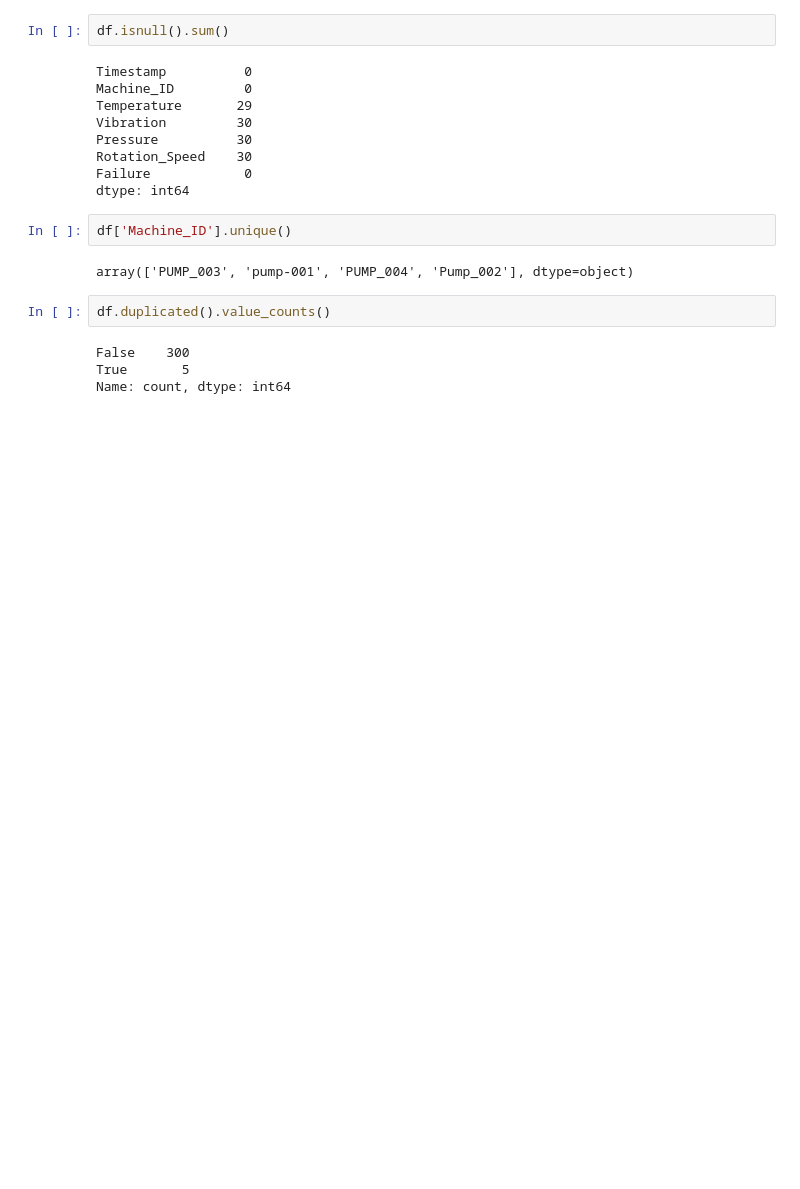
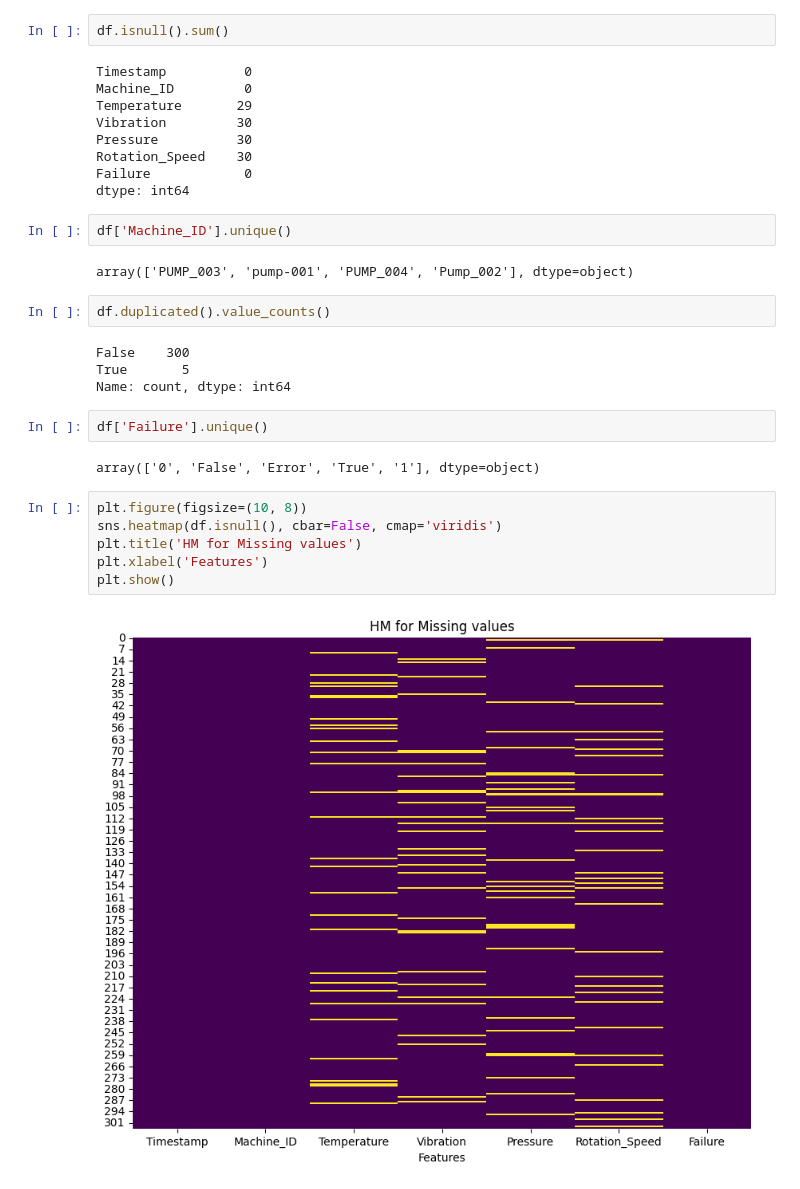
Before and after one commit to nmhkha/dm-project, a Jupyter notebook: pre.ipynb, the cells around one changed output. Drawn from its saved outputs; the diff is of its cells as text; blank space fills up the shorter version.

Commit message:
Visualize

```diff
--- a/pre.ipynb
+++ b/pre.ipynb
@@ -39,3 +56,15 @@ df.duplicated().value_counts()
 False    300
 True       5
 Name: count, dtype: int64
+# %%
+df['Failure'].unique()
+# %% [output]
+array(['0', 'False', 'Error', 'True', '1'], dtype=object)
+# %%
+plt.figure(figsize=(10, 8))
+sns.heatmap(df.isnull(), cbar=False, cmap='viridis')
+plt.title('HM for Missing values')
+plt.xlabel('Features')
+plt.show()
+# %% [output]
+[figure, added]
```
Also changed, not shown: parts of 7 cells of this notebook.
